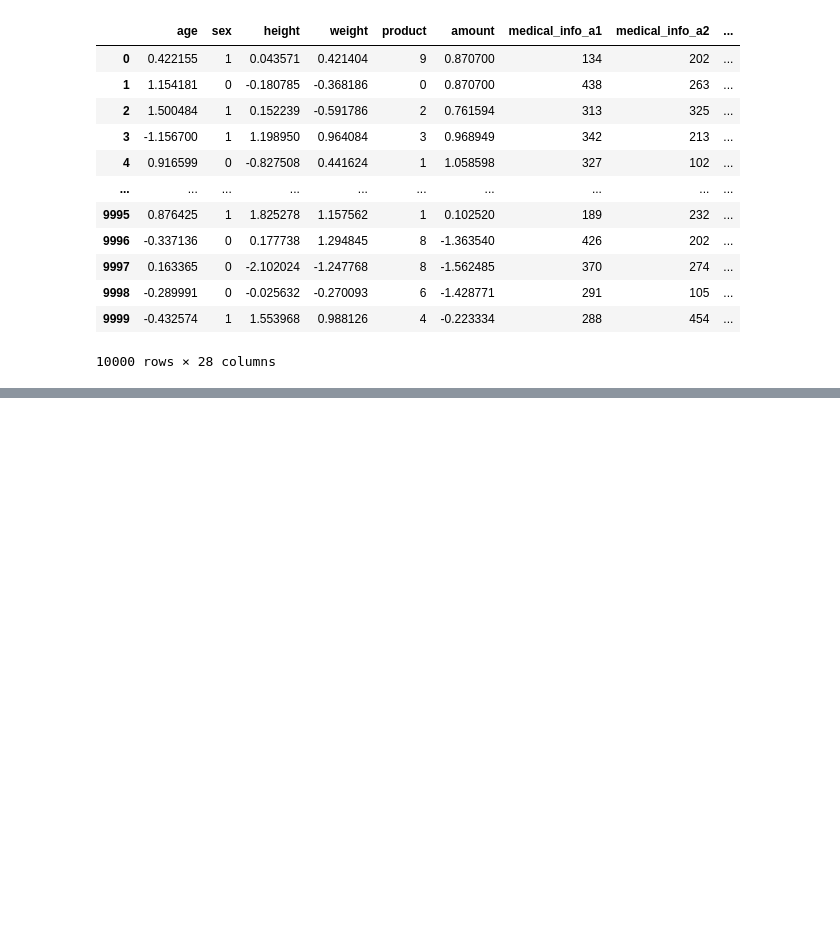
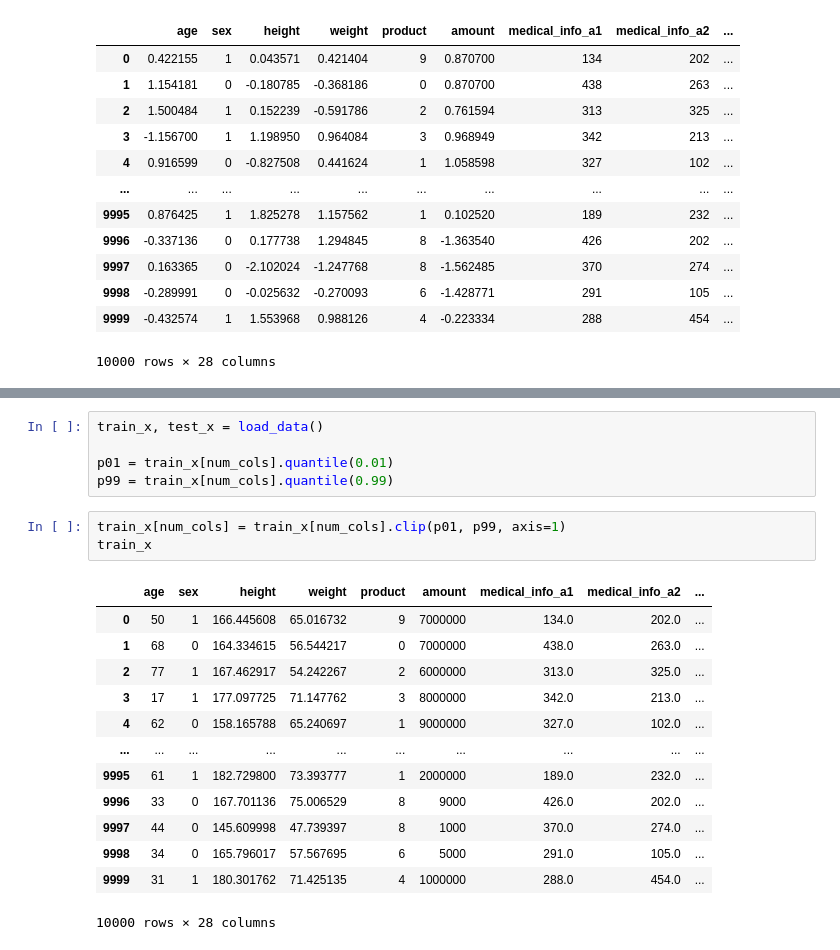
Before and after one commit to kitakou0313/titanic, a Jupyter notebook: kaggle_book/ch3/3_1.ipynb, the cells around one changed output, grey strips where cells are left out. Saved outputs shown, nothing was run; the diff lists cells and outputs as text; blank space fills up the shorter version.

```diff
--- a/kaggle_book/ch3/3_1.ipynb
+++ b/kaggle_book/ch3/3_1.ipynb
@@ -183,0 +234,22 @@ train_x
+# %%
+train_x, test_x = load_data()
+
+p01 = train_x[num_cols].quantile(0.01)
+p99 = train_x[num_cols].quantile(0.99)
+# %%
+train_x[num_cols] = train_x[num_cols].clip(p01, p99, axis=1)
+train_x
+# %% [output]
+|  | age | sex | height | weight | product | amount | medical_info_a1 | medical_info_a2 | ... |
+| 0 | 50 | 1 | 166.445608 | 65.016732 | 9 | 7000000 | 134.0 | 202.0 | ... |
+| 1 | 68 | 0 | 164.334615 | 56.544217 | 0 | 7000000 | 438.0 | 263.0 | ... |
+| 2 | 77 | 1 | 167.462917 | 54.242267 | 2 | 6000000 | 313.0 | 325.0 | ... |
+| 3 | 17 | 1 | 177.097725 | 71.147762 | 3 | 8000000 | 342.0 | 213.0 | ... |
+| 4 | 62 | 0 | 158.165788 | 65.240697 | 1 | 9000000 | 327.0 | 102.0 | ... |
+| ... | ... | ... | ... | ... | ... | ... | ... | ... | ... |
+| 9995 | 61 | 1 | 182.729800 | 73.393777 | 1 | 2000000 | 189.0 | 232.0 | ... |
+| 9996 | 33 | 0 | 167.701136 | 75.006529 | 8 | 9000 | 426.0 | 202.0 | ... |
+| 9997 | 44 | 0 | 145.609998 | 47.739397 | 8 | 1000 | 370.0 | 274.0 | ... |
+| 9998 | 34 | 0 | 165.796017 | 57.567695 | 6 | 5000 | 291.0 | 105.0 | ... |
+| 9999 | 31 | 1 | 180.301762 | 71.425135 | 4 | 1000000 | 288.0 | 454.0 | ... |
+10000 rows × 28 columns
```
Also changed, not shown: parts of 8 cells of this notebook.
